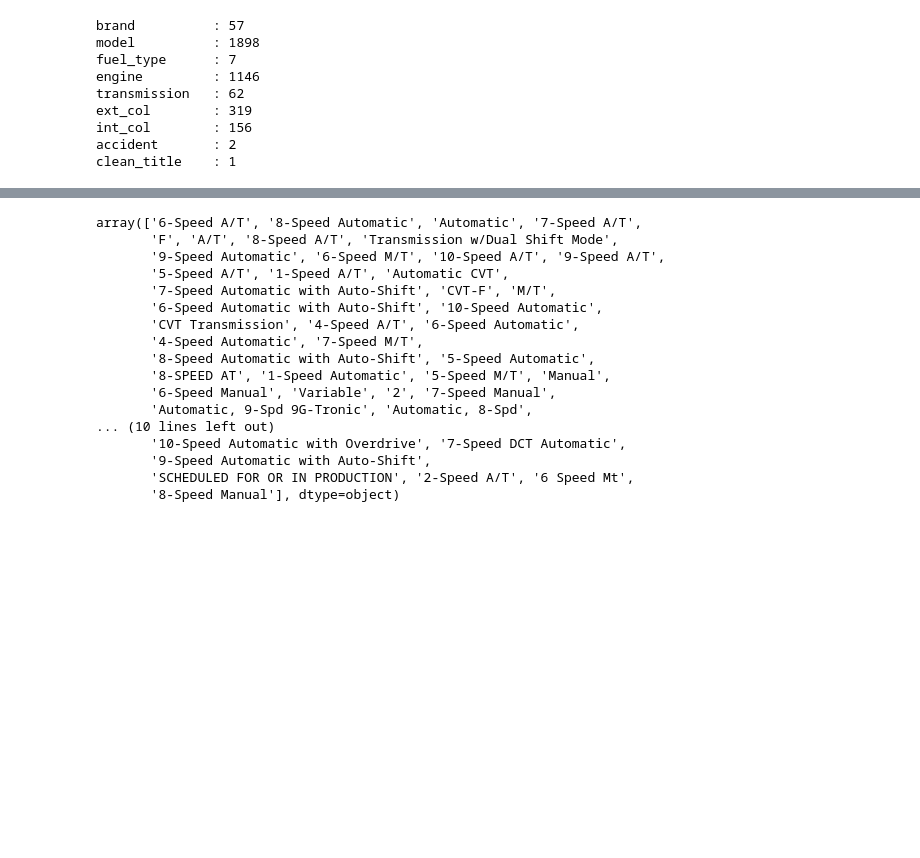
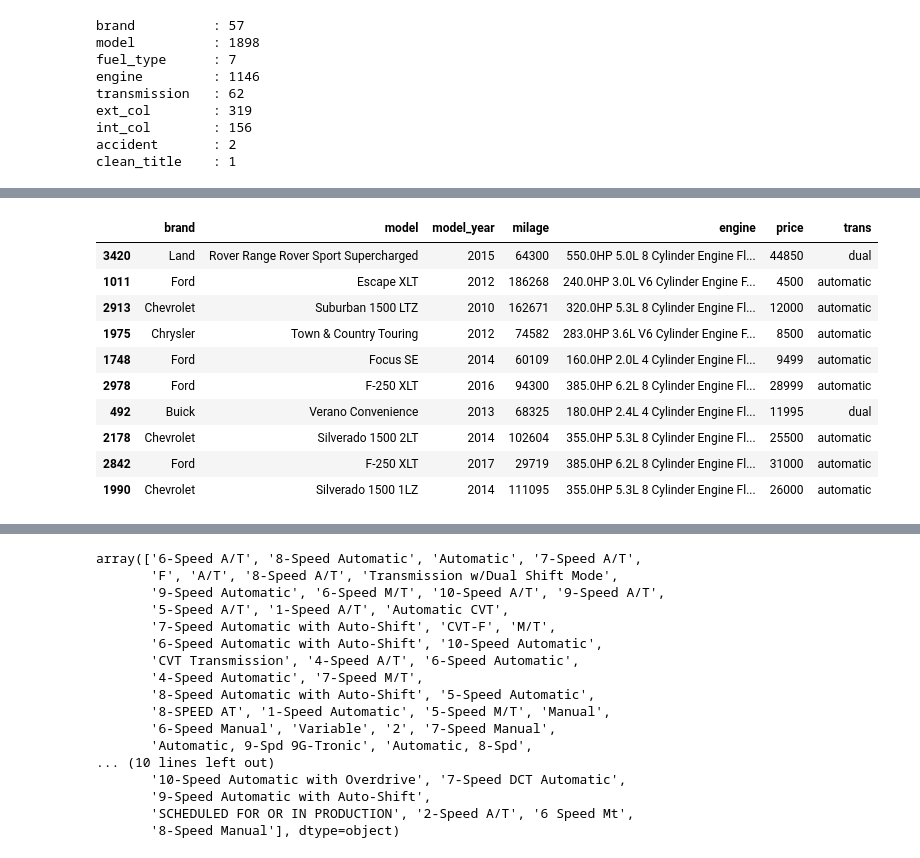
Before and after one commit to PabloJRW/used-car-price-prediction, a Jupyter notebook: notebooks/EDA.ipynb, the cells around one changed output, grey strips where cells are left out. Saved outputs shown, nothing was run; the diff lists cells and outputs as text; code cells hidden in the pictures; blank space fills up the shorter version.

```diff
--- a/notebooks/EDA.ipynb
+++ b/notebooks/EDA.ipynb
@@ -97,0 +107,15 @@ array(['E85 Flex Fuel', 'Gasoline', 'Hybrid', nan, 'Diesel',
+# %%
+# Características de los autos que funcionan con combustible 'E85 Flex Fuel'
+df[df['fuel_type']=='E85 Flex Fuel'][['brand','model','model_year','milage','engine','price','trans']].sample(10)
+# %% [output]
+|  | brand | model | model_year | milage | engine | price | trans |
+| 3420 | Land | Rover Range Rover Sport Supercharged | 2015 | 64300 | 550.0HP 5.0L 8 Cylinder Engine Fl... | 44850 | dual |
+| 1011 | Ford | Escape XLT | 2012 | 186268 | 240.0HP 3.0L V6 Cylinder Engine F... | 4500 | automatic |
+| 2913 | Chevrolet | Suburban 1500 LTZ | 2010 | 162671 | 320.0HP 5.3L 8 Cylinder Engine Fl... | 12000 | automatic |
+| 1975 | Chrysler | Town & Country Touring | 2012 | 74582 | 283.0HP 3.6L V6 Cylinder Engine F... | 8500 | automatic |
+| 1748 | Ford | Focus SE | 2014 | 60109 | 160.0HP 2.0L 4 Cylinder Engine Fl... | 9499 | automatic |
+| 2978 | Ford | F-250 XLT | 2016 | 94300 | 385.0HP 6.2L 8 Cylinder Engine Fl... | 28999 | automatic |
+| 492 | Buick | Verano Convenience | 2013 | 68325 | 180.0HP 2.4L 4 Cylinder Engine Fl... | 11995 | dual |
+| 2178 | Chevrolet | Silverado 1500 2LT | 2014 | 102604 | 355.0HP 5.3L 8 Cylinder Engine Fl... | 25500 | automatic |
+| 2842 | Ford | F-250 XLT | 2017 | 29719 | 385.0HP 6.2L 8 Cylinder Engine Fl... | 31000 | automatic |
+| 1990 | Chevrolet | Silverado 1500 1LZ | 2014 | 111095 | 355.0HP 5.3L 8 Cylinder Engine Fl... | 26000 | automatic |
```
Also changed, not shown: parts of 17 cells of this notebook.
